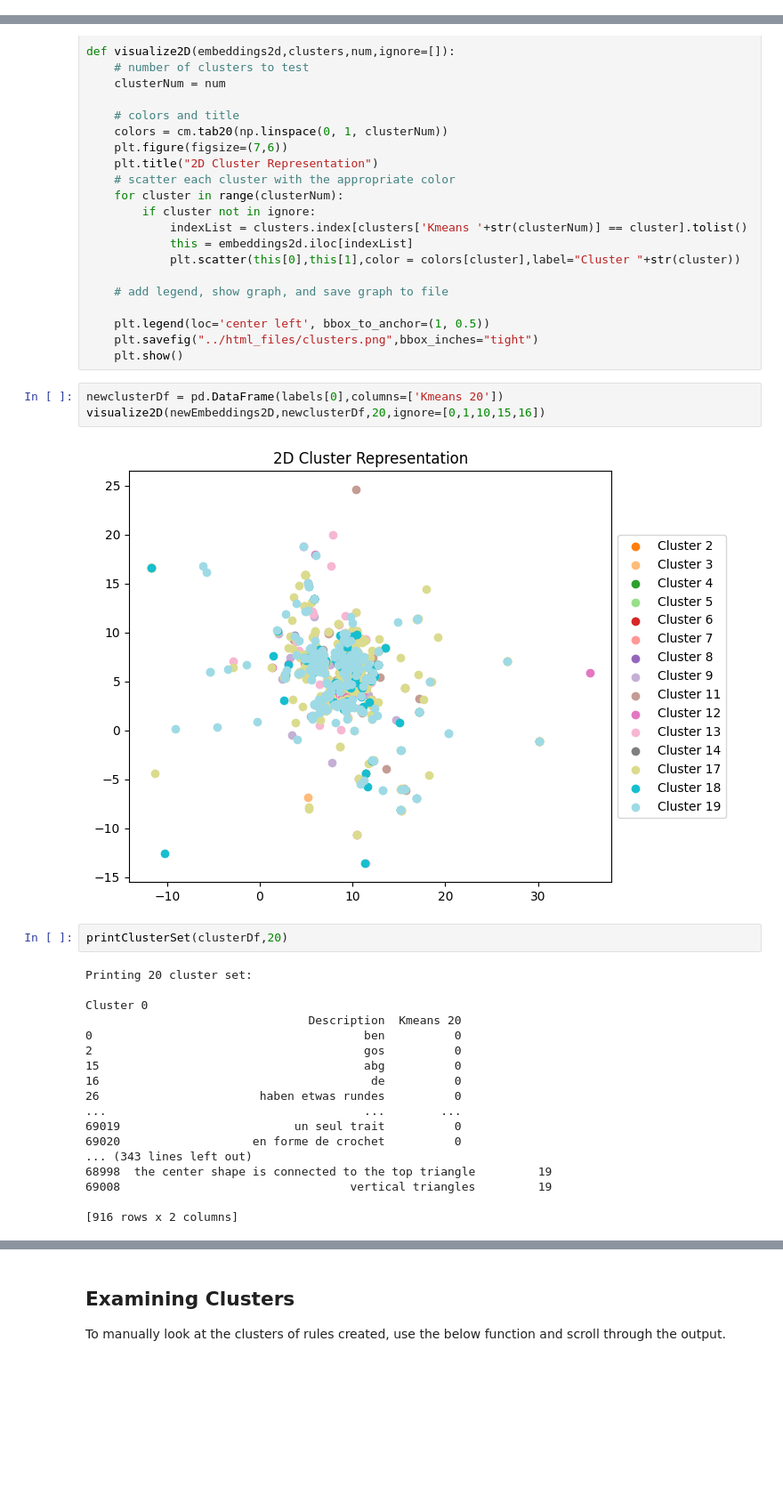
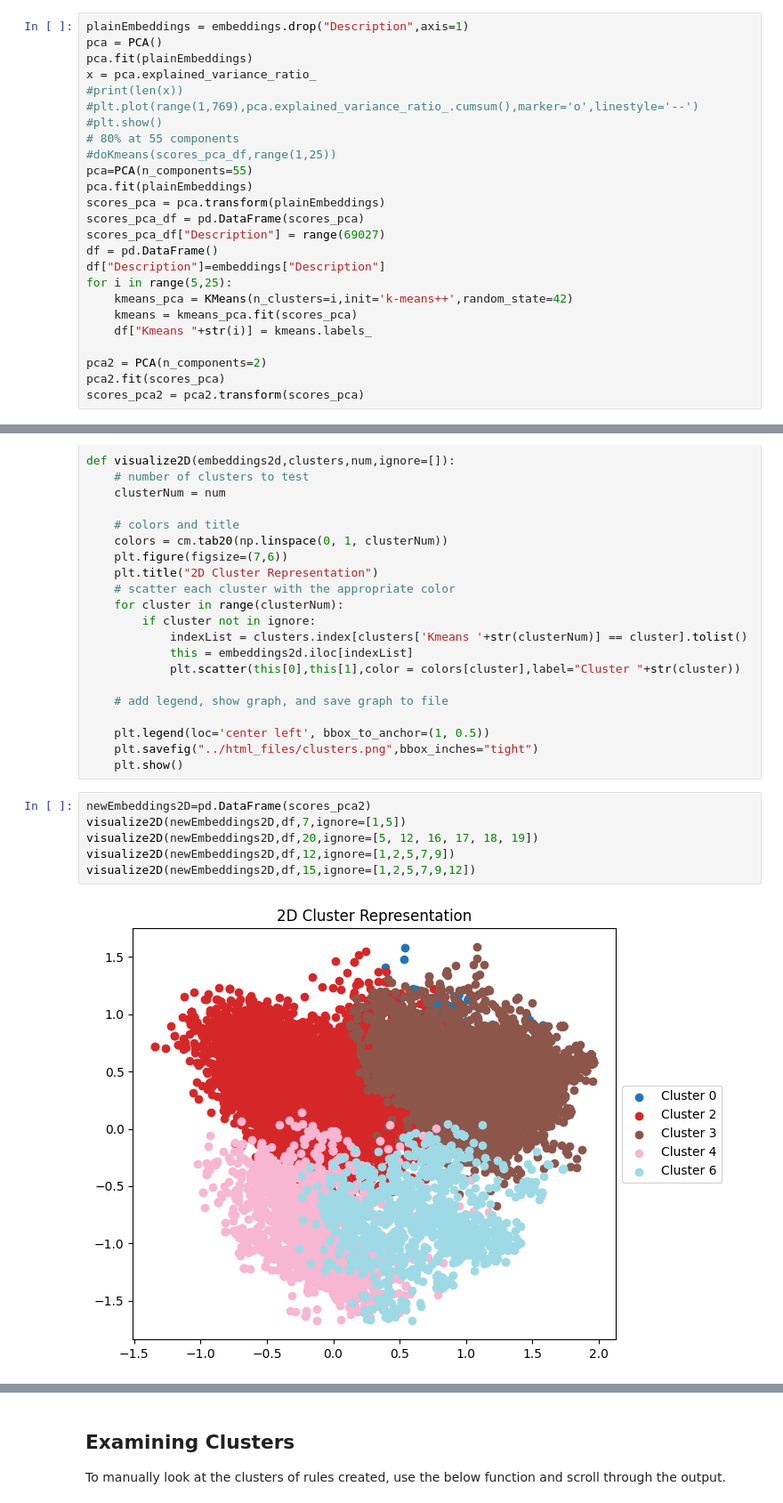
Before and after one commit to zstephe/zstephe.github.io, a Jupyter notebook: Glyph/visualization.ipynb, the cells around one changed output, grey strips where cells are left out. Shown at 89% size. Cells and saved outputs as stored; diff of their text form; blank space fills up the shorter version.

Commit message:
Clustering progress in Glyph

```diff
--- a/Glyph/visualization.ipynb
+++ b/Glyph/visualization.ipynb
@@ -71,6 +71,31 @@ newEmbeddings2D = pd.DataFrame(reducer.fit_transform(embeddings.drop("Descriptio
 # canberra
 # cosine
 # hamming
+# %%
+plainEmbeddings = embeddings.drop("Description",axis=1)
+pca = PCA()
+pca.fit(plainEmbeddings)
+x = pca.explained_variance_ratio_
+#print(len(x))
+#plt.plot(range(1,769),pca.explained_variance_ratio_.cumsum(),marker='o',linestyle='--')
+#plt.show()
+# 80% at 55 components
+#doKmeans(scores_pca_df,range(1,25))
+pca=PCA(n_components=55)
+pca.fit(plainEmbeddings)
+scores_pca = pca.transform(plainEmbeddings)
+scores_pca_df = pd.DataFrame(scores_pca)
+scores_pca_df["Description"] = range(69027)
+df = pd.DataFrame()
+df["Description"]=embeddings["Description"]
+for i in range(5,25):
+    kmeans_pca = KMeans(n_clusters=i,init='k-means++',random_state=42)
+    kmeans = kmeans_pca.fit(scores_pca)
+    df["Kmeans "+str(i)] = kmeans.labels_
+
+pca2 = PCA(n_components=2)
+pca2.fit(scores_pca)
+scores_pca2 = pca2.transform(scores_pca)
 # %%
 # 2D visualization of clusters
 
@@ -97,28 +122,11 @@ def visualize2D(embeddings2d,clusters,num,ignore=[]):
     plt.legend(loc='center left', bbox_to_anchor=(1, 0.5))
     plt.savefig("../html_files/clusters.png",bbox_inches="tight")
     plt.show()
-# %%
-newclusterDf = pd.DataFrame(labels[0],columns=['Kmeans 20'])
-visualize2D(newEmbeddings2D,newclusterDf,20,ignore=[0,1,10,15,16])
-# %% [output]
-[figure, removed]
-# %%
-printClusterSet(clusterDf,20)
-# %% [output]
-Printing 20 cluster set:
-
-Cluster 0
-                                Description  Kmeans 20
-0                                       ben          0
-2                                       gos          0
-15                                      abg          0
-16                                       de          0
-26                       haben etwas rundes          0
-...                                     ...        ...
-69019                         un seul trait          0
-69020                   en forme de crochet          0
-... (343 lines left out)
-68998  the center shape is connected to the top triangle         19
-69008                                 vertical triangles         19
-
-[916 rows x 2 columns]
+# %%
+newEmbeddings2D=pd.DataFrame(scores_pca2)
+visualize2D(newEmbeddings2D,df,7,ignore=[1,5])
+visualize2D(newEmbeddings2D,df,20,ignore=[5, 12, 16, 17, 18, 19])
+visualize2D(newEmbeddings2D,df,12,ignore=[1,2,5,7,9])
+visualize2D(newEmbeddings2D,df,15,ignore=[1,2,5,7,9,12])
+# %% [output]
+[figure, added]
```
Also changed, not shown: parts of 1 cell of this notebook, 1 other file.
